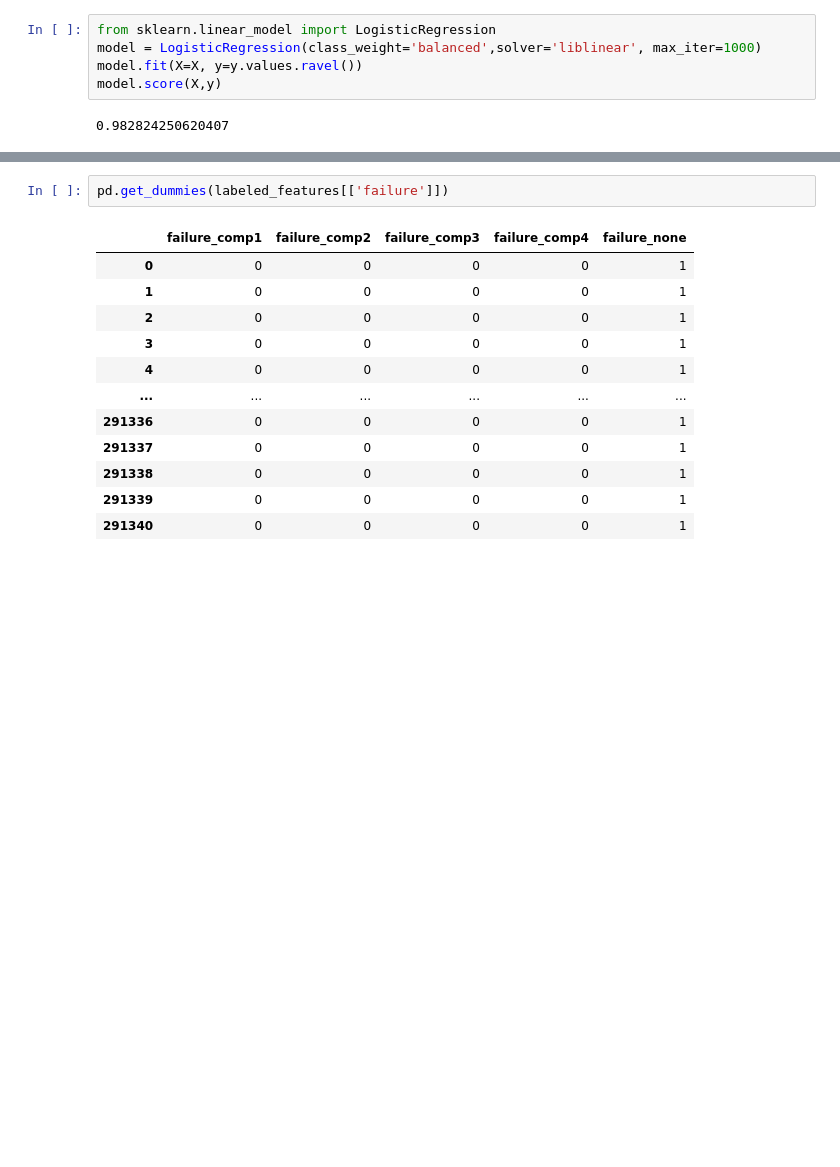
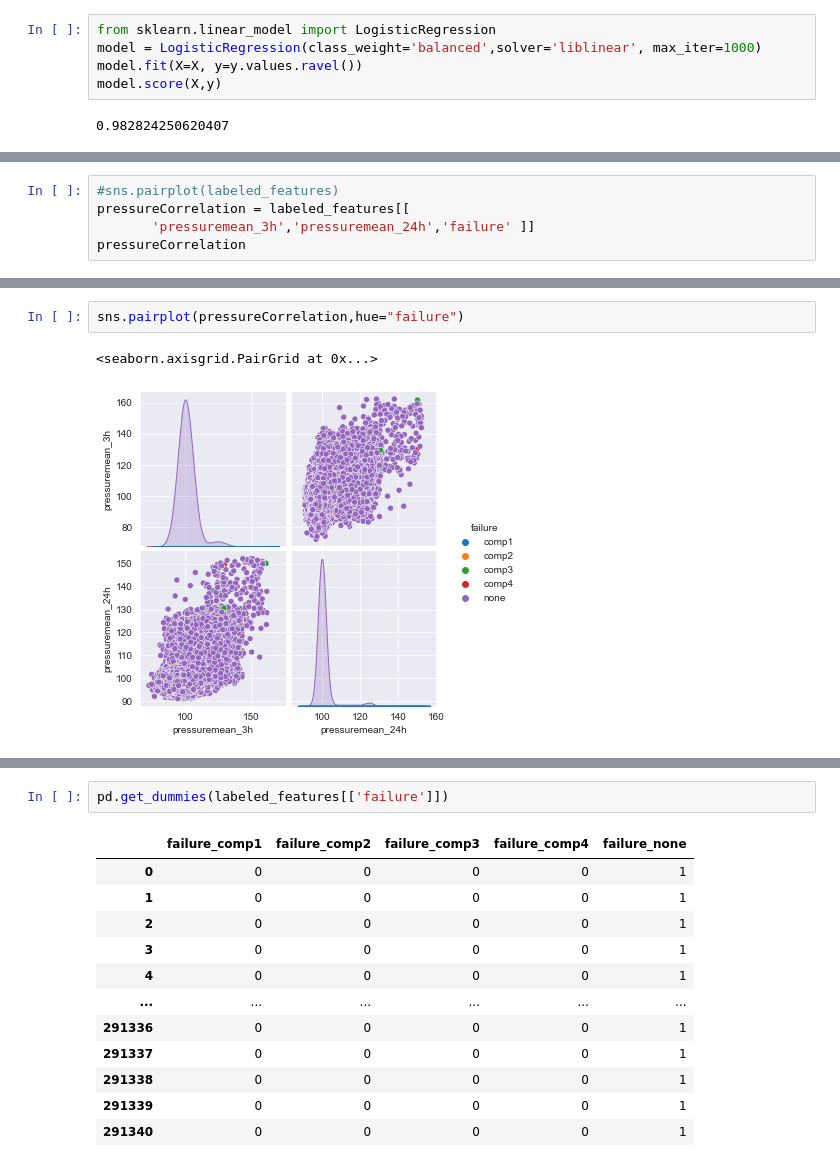
Before and after one commit to michaelchi08/springboard21, a Jupyter notebook: Capstone 2/Predictive Maintenance Capstone2 nb.ipynb, the cells around one changed output, grey strips where cells are left out. Drawn from its saved outputs; the diff is of its cells as text; blank space fills up the shorter version.

```diff
--- a/Capstone 2/Predictive Maintenance Capstone2 nb.ipynb
+++ b/Capstone 2/Predictive Maintenance Capstone2 nb.ipynb
@@ -614,0 +677,5 @@ model.score(X,y)
+# %%
+#sns.pairplot(labeled_features)
+pressureCorrelation = labeled_features[[
+       'pressuremean_3h','pressuremean_24h','failure' ]]
+pressureCorrelation
@@ -614,0 +712,5 @@ model.score(X,y)
+# %%
+sns.pairplot(pressureCorrelation,hue="failure")
+# %% [output]
+<seaborn.axisgrid.PairGrid at 0x...>
+[figure, added]
```
Also changed, not shown: parts of 28 cells of this notebook, 6 other files.
